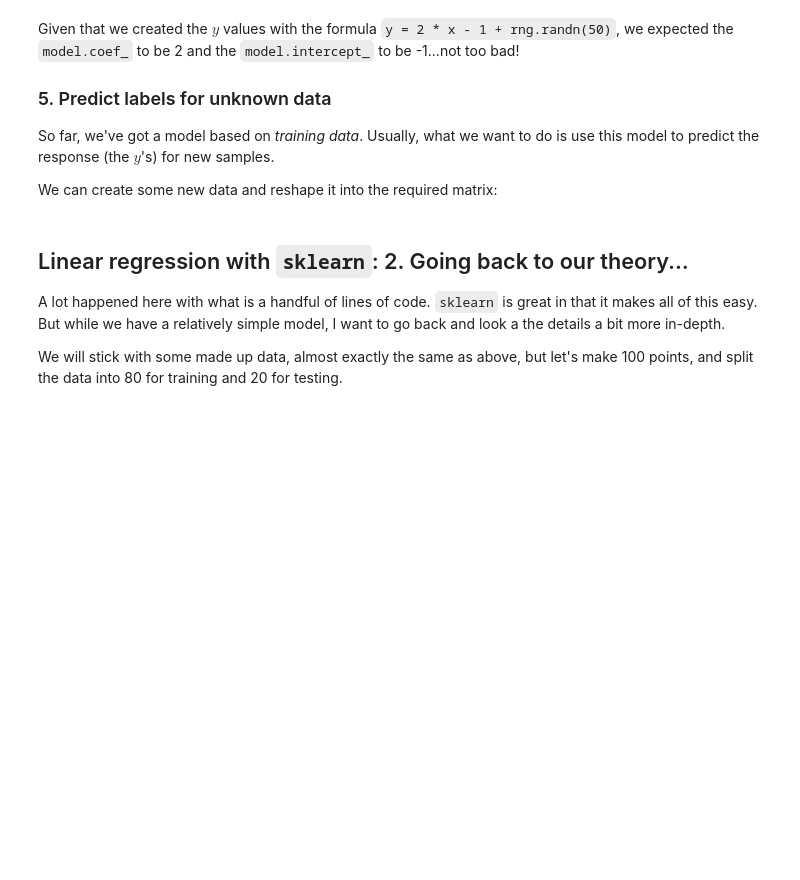
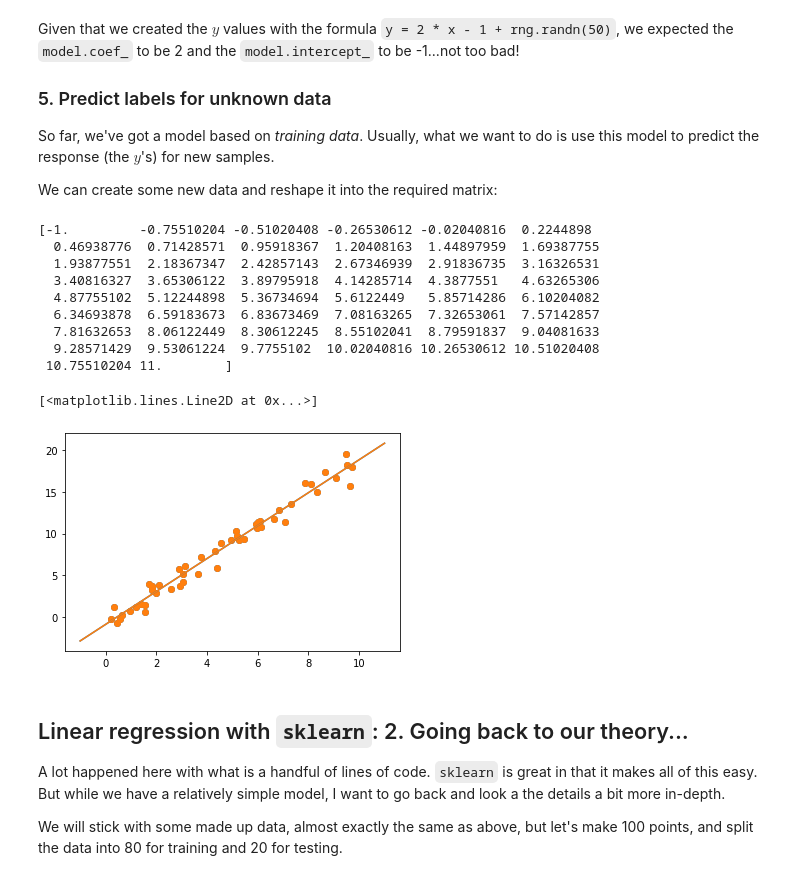
Before and after one commit to morganmanning/AI_in_Biology, a Jupyter notebook: 07_Intro_sklearn_student.ipynb, the cells around one changed output. Saved outputs shown, nothing was run; the diff lists cells and outputs as text; code cells hidden in the pictures; blank space fills up the shorter version.

```diff
--- a/07_Intro_sklearn_student.ipynb
+++ b/07_Intro_sklearn_student.ipynb
@@ -98,3 +107,6 @@ Following the steps in the text, we need to:
 ### 2. Choose model hyperparameters
 
 We haven't really talked about parameters vs hyperparameters.Our model will have two parameters: the slope and y-intercept. Those are the things the model is estimating. Other aspects of how we build and improve the model are hyperparameters...things like, the loss function, the optimizer, and some more nitty-gritty details as noted in the text (normalization, regularization, etc.). Let's instantiate a model and show its (admittedly simple details):
+# %%
+model = LinearRegression(fit_intercept = True)
+model
@@ -102,3 +116,8 @@ We haven't really talked about parameters vs hyperparameters.Our model will have
 ### 3. Arrange data into features matrix and target vector
 
 Right now, $x$ is 'just' an array (look at `x.shape` and `type(x)`). We need it to be a matrix--in this case it will only have one column, but everything is setup to take a matrix. We'll also take this opportunity to name it with the conventional capital-$X$.
+# %%
+X = x[:,np.newaxis]
+print(x)
+print(X)
+X.shape
@@ -105,2 +143,4 @@ Right now, $x$ is 'just' an array (look at `x.shape` and `type(x)`). We need it
 # %% [markdown]
 ### 4. Fit the model to our data
+# %%
+model.fit(X,y)
@@ -115,11 +165,30 @@ So far, we've got a model based on *training data*. Usually, what we want to do
 
 We can create some new data and reshape it into the required matrix:
 # %%
+xfit = np.linspace(-1,11) # data goes from 0-10, so tell it to predict a little beyond that
+print(xfit)
+Xfit = xfit[:, np.newaxis]
+yfit = model.predict(Xfit)
 
+# Visualize the results
+plt.scatter(x,y) # Scatter plot of our training data
+plt.plot(xfit,yfit) # Our linear model
 
-# Visilize the results
+# Visualize the results
   # Scatter plot of our training data
   # Our linear model
+# %% [output]
+[-1.         -0.75510204 -0.51020408 -0.26530612 -0.02040816  0.2244898
+  0.46938776  0.71428571  0.95918367  1.20408163  1.44897959  1.69387755
+  1.93877551  2.18367347  2.42857143  2.67346939  2.91836735  3.16326531
+  3.40816327  3.65306122  3.89795918  4.14285714  4.3877551   4.63265306
+  4.87755102  5.12244898  5.36734694  5.6122449   5.85714286  6.10204082
+  6.34693878  6.59183673  6.83673469  7.08163265  7.32653061  7.57142857
+  7.81632653  8.06122449  8.30612245  8.55102041  8.79591837  9.04081633
+  9.28571429  9.53061224  9.7755102  10.02040816 10.26530612 10.51020408
+ 10.75510204 11.        ]
+[<matplotlib.lines.Line2D at 0x...>]
+[figure, added]
 # %% [markdown]
 ## Linear regression with `sklearn`: 2. Going back to our theory...
 
```
Also changed, not shown: parts of 30 cells of this notebook, 1 other file.
